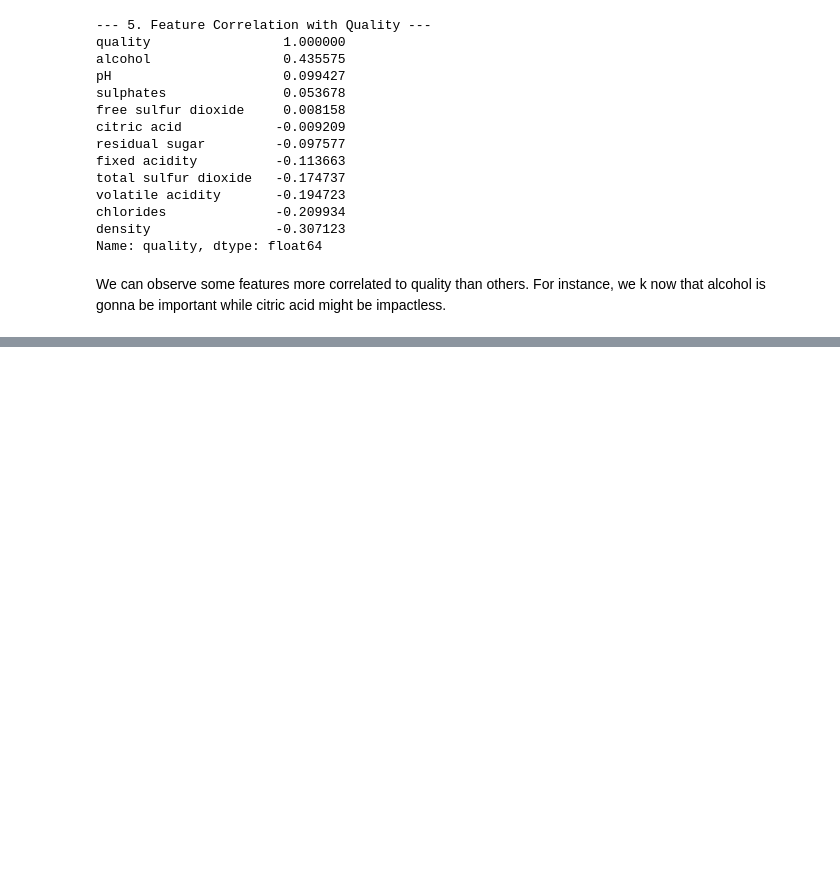
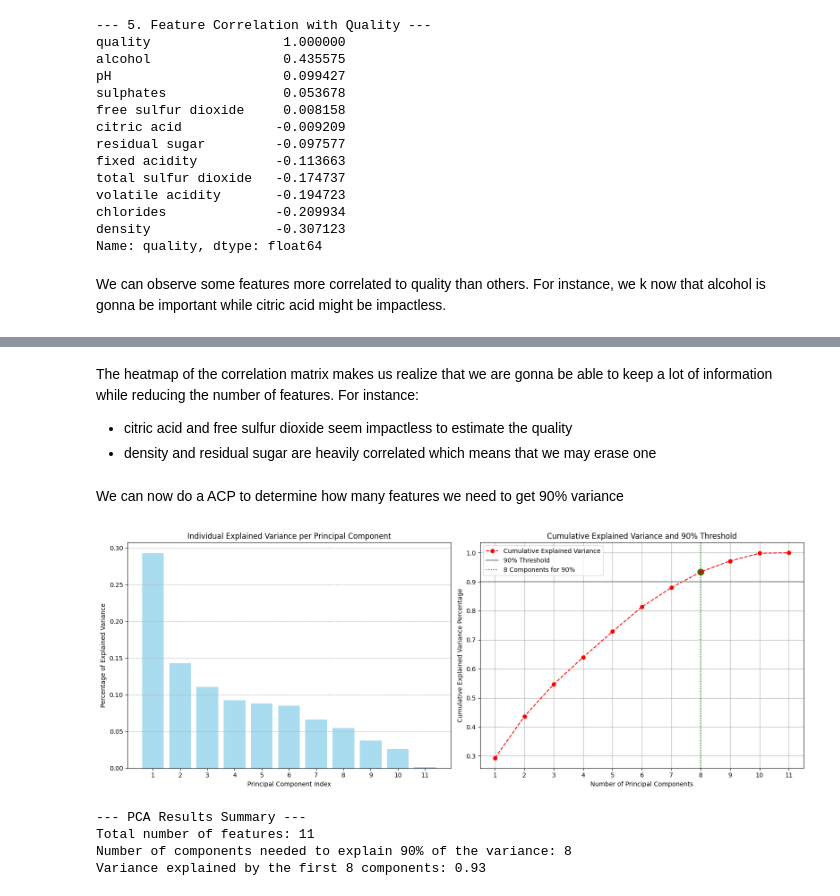
Before and after one commit to picqflorian/wine-quality-analysis, a Jupyter notebook: main.ipynb, the cells around one changed output, grey strips where cells are left out. Cells and saved outputs as stored; diff of their text form; code cells hidden in the pictures; blank space fills up the shorter version.

```diff
--- a/main.ipynb
+++ b/main.ipynb
@@ -132,0 +177,78 @@ We can observe some features more correlated to quality than others. For instanc
+# %% [markdown]
+The heatmap of the correlation matrix makes us realize that we are gonna be able to keep a lot of information while reducing the number of features. For instance:
+
+- citric acid and free sulfur dioxide seem impactless to estimate the quality
+- density and residual sugar are heavily correlated which means that we may erase one
+# %% [markdown]
+We can now do a ACP to determine how many features we need to get 90% variance
+# %%
+import numpy as np
+import matplotlib.pyplot as plt
+from sklearn.preprocessing import StandardScaler
+from sklearn.decomposition import PCA
+
+
+# --- 1. Data Preparation for PCA ---
+# Isolate features (X) and the target (y - not used in PCA but good practice)
+X = df_white.drop('quality', axis=1)
+# The target variable is 'quality', we don't want to include it in PCA calculation.
+y = df_white['quality']
+
+# 2. Standardization (Crucial step for PCA)
+scaler = StandardScaler()
+X_scaled = scaler.fit_transform(X)
+
+# --- 2. Perform Principal Component Analysis (PCA) ---
+pca = PCA(n_components=None)
+pca.fit(X_scaled)
+
+# --- 3. Analyze Explained Variance ---
+explained_variance_ratio = pca.explained_variance_ratio_
+cumulative_explained_variance = np.cumsum(explained_variance_ratio)
+
+# Identify the number of components needed to reach 90%
+n_components_90 = np.where(cumulative_explained_variance >= 0.90)[0][0] + 1
+
+
+# --- 4. Plotting the Variance explained per vector ---
+plt.figure(figsize=(16, 6))
+
+plt.subplot(1, 2, 1) # First subplot: Variance per component
+plt.bar(range(1, len(explained_variance_ratio) + 1), explained_variance_ratio, alpha=0.7, color='skyblue', label='Individual Explained Variance')
+plt.xlabel('Principal Component Index')
+plt.ylabel('Percentage of Explained Variance')
+plt.title('Individual Explained Variance per Principal Component')
+plt.grid(axis='y', linestyle='--')
+plt.xticks(range(1, len(explained_variance_ratio) + 1)) # Ensure integer ticks on x-axis
+
+# --- 5. Plotting the Cumulative Variance Explained ---
+plt.subplot(1, 2, 2) # Second subplot: Cumulative Variance
+plt.plot(range(1, len(cumulative_explained_variance) + 1), cumulative_explained_variance, marker='o', linestyle='--', color='red', label='Cumulative Explained Variance')
+
+# Add 90% threshold line
+plt.axhline(y=0.90, color='grey', linestyle='-', label='90% Threshold')
+# Mark the point where 90% is crossed
+plt.axvline(x=n_components_90, color='green', linestyle=':', label=f'{n_components_90} Components for 90%')
+plt.scatter(n_components_90, cumulative_explained_variance[n_components_90 - 1], color='green', s=100)
+
+
+plt.xlabel('Number of Principal Components')
+plt.ylabel('Cumulative Explained Variance Percentage')
+plt.title('Cumulative Explained Variance and 90% Threshold')
+plt.legend()
+plt.grid(True)
+plt.xticks(range(1, len(cumulative_explained_variance) + 1))
+plt.tight_layout()
+plt.show()
+
+# --- 6. Conclusion ---
+print("\n--- PCA Results Summary ---")
+print(f"Total number of features: {X.shape[1]}")
+print(f"Number of components needed to explain 90% of the variance: {n_components_90}")
+print(f"Variance explained by the first {n_components_90} components: {cumulative_explained_variance[n_components_90 - 1]:.2f}")
+# %% [output]
+[figure, added]
+--- PCA Results Summary ---
+Total number of features: 11
+Number of components needed to explain 90% of the variance: 8
+Variance explained by the first 8 components: 0.93
```
Also changed, not shown: parts of 11 cells of this notebook.
